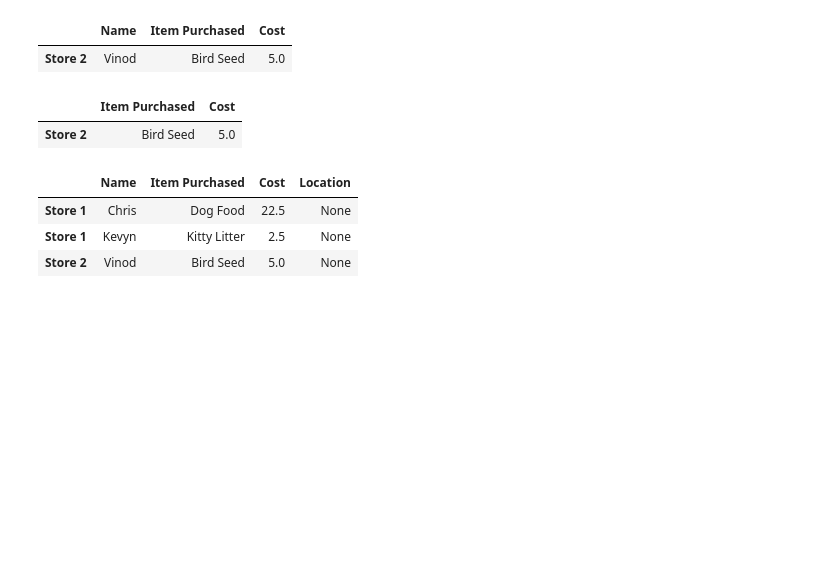
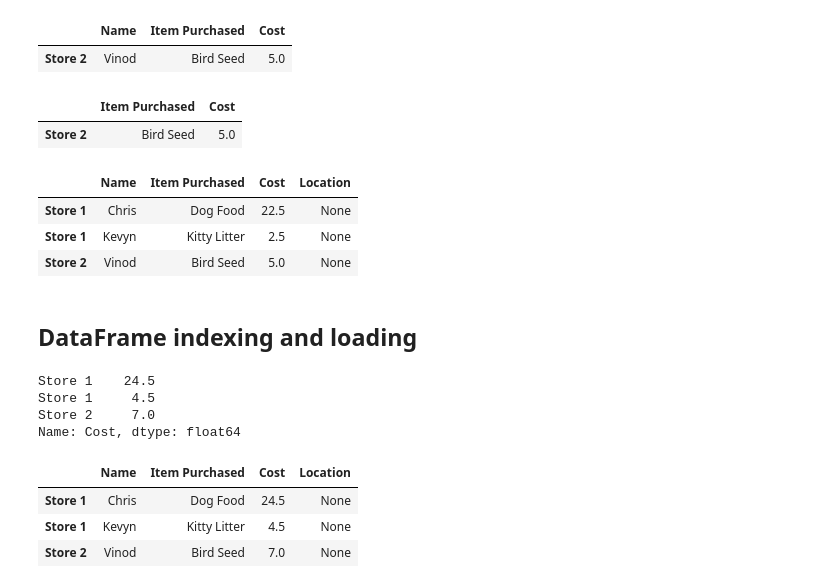
Before and after one commit to AmmaraRazzaq/Pandas, a Jupyter notebook: pandas.ipynb, the cells around one changed output. Drawn from its saved outputs; the diff is of its cells as text; code cells hidden in the pictures; blank space fills up the shorter version.

Commit message:
broadcast a change across dataframe

```diff
--- a/pandas.ipynb
+++ b/pandas.ipynb
@@ -372,3 +373,5 @@ df
 | Store 1 | Chris | Dog Food | 22.5 | None |
 | Store 1 | Kevyn | Kitty Litter | 2.5 | None |
 | Store 2 | Vinod | Bird Seed | 5.0 | None |
+# %% [markdown]
+## DataFrame indexing and loading
@@ -374,0 +382,14 @@ df
+# %%
+costs
+# %% [output]
+Store 1    24.5
+Store 1     4.5
+Store 2     7.0
+Name: Cost, dtype: float64
+# %%
+df
+# %% [output]
+|  | Name | Item Purchased | Cost | Location |
+| Store 1 | Chris | Dog Food | 24.5 | None |
+| Store 1 | Kevyn | Kitty Litter | 4.5 | None |
+| Store 2 | Vinod | Bird Seed | 7.0 | None |
```
Also changed, not shown: parts of 3 cells of this notebook.
